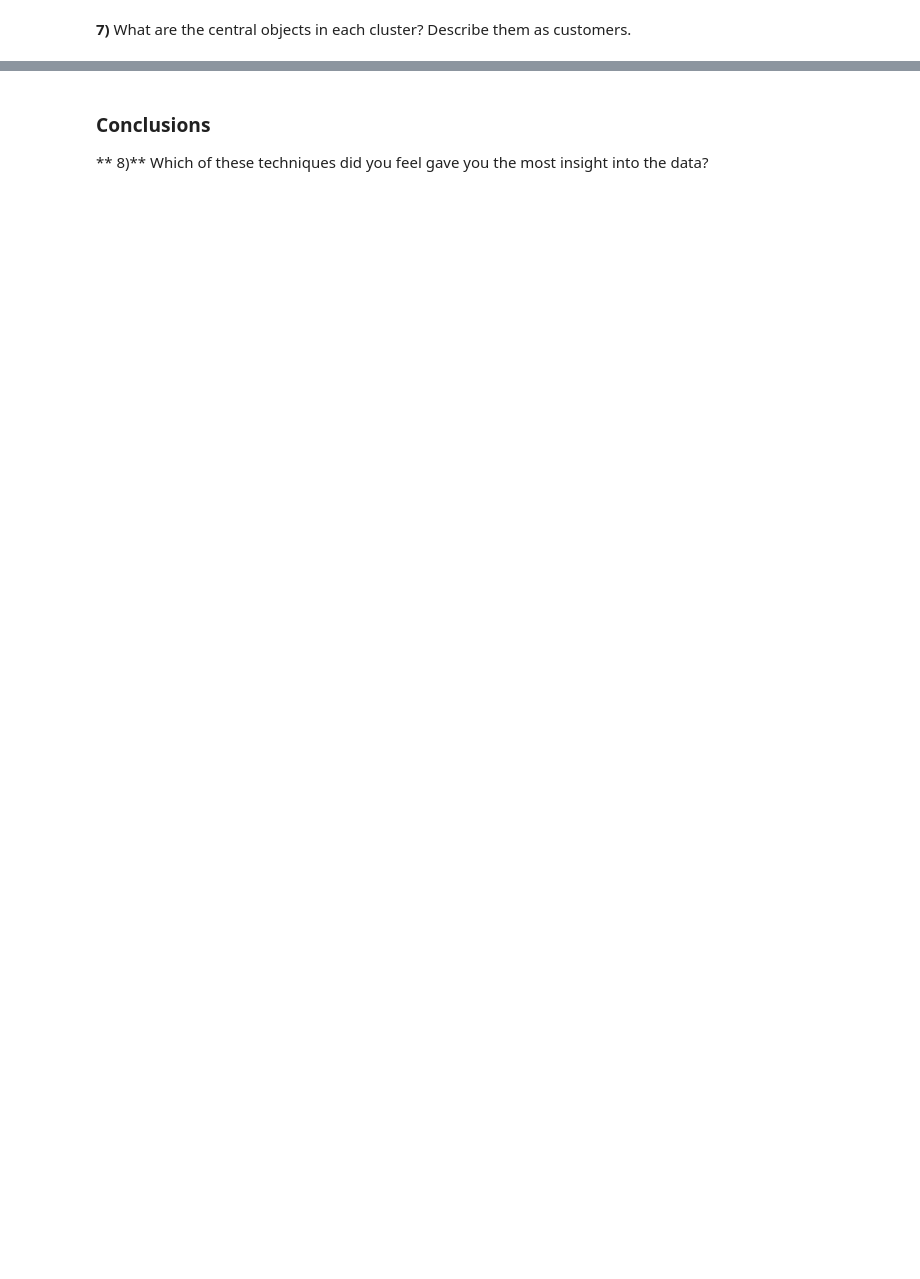
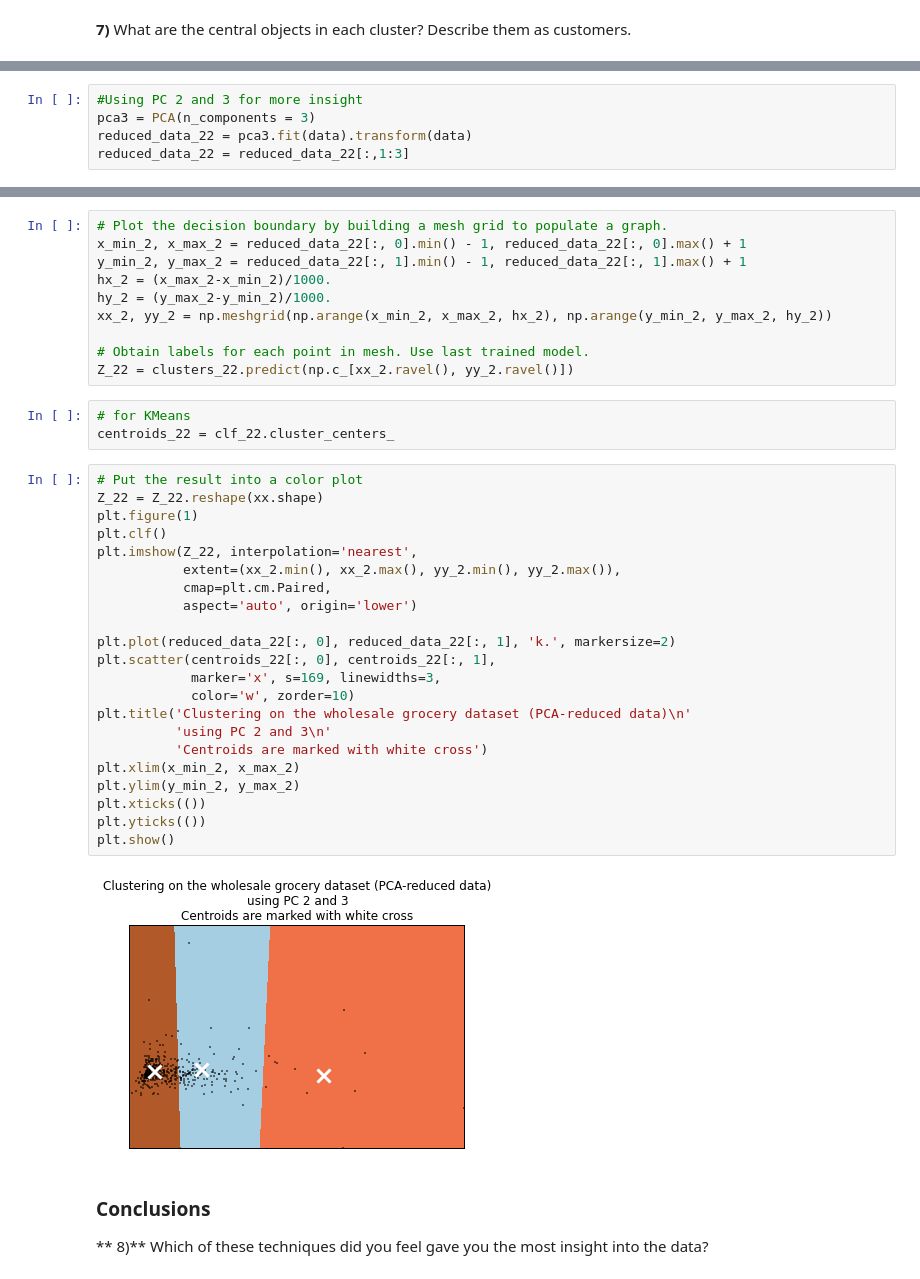
Before and after one commit to philippvogler/customer_segments, a Jupyter notebook: customer_segments.ipynb, the cells around one changed output, grey strips where cells are left out. Saved outputs shown, nothing was run; the diff lists cells and outputs as text; blank space fills up the shorter version.

```diff
--- a/customer_segments.ipynb
+++ b/customer_segments.ipynb
@@ -278,0 +479,5 @@ Answer:
+# %%
+#Using PC 2 and 3 for more insight
+pca3 = PCA(n_components = 3)
+reduced_data_22 = pca3.fit(data).transform(data)
+reduced_data_22 = reduced_data_22[:,1:3]
@@ -279,3 +499,40 @@ Answer:
+# %%
+# Plot the decision boundary by building a mesh grid to populate a graph.
+x_min_2, x_max_2 = reduced_data_22[:, 0].min() - 1, reduced_data_22[:, 0].max() + 1
+y_min_2, y_max_2 = reduced_data_22[:, 1].min() - 1, reduced_data_22[:, 1].max() + 1
+hx_2 = (x_max_2-x_min_2)/1000.
+hy_2 = (y_max_2-y_min_2)/1000.
+xx_2, yy_2 = np.meshgrid(np.arange(x_min_2, x_max_2, hx_2), np.arange(y_min_2, y_max_2, hy_2))
+
+# Obtain labels for each point in mesh. Use last trained model.
+Z_22 = clusters_22.predict(np.c_[xx_2.ravel(), yy_2.ravel()])
+# %%
+# for KMeans
+centroids_22 = clf_22.cluster_centers_
+# %%
+# Put the result into a color plot
+Z_22 = Z_22.reshape(xx.shape)
+plt.figure(1)
+plt.clf()
+plt.imshow(Z_22, interpolation='nearest',
+           extent=(xx_2.min(), xx_2.max(), yy_2.min(), yy_2.max()),
+           cmap=plt.cm.Paired,
+           aspect='auto', origin='lower')
+
+plt.plot(reduced_data_22[:, 0], reduced_data_22[:, 1], 'k.', markersize=2)
+plt.scatter(centroids_22[:, 0], centroids_22[:, 1],
+            marker='x', s=169, linewidths=3,
+            color='w', zorder=10)
+plt.title('Clustering on the wholesale grocery dataset (PCA-reduced data)\n'
+          'using PC 2 and 3\n'
+          'Centroids are marked with white cross')
+plt.xlim(x_min_2, x_max_2)
+plt.ylim(y_min_2, y_max_2)
+plt.xticks(())
+plt.yticks(())
+plt.show()
+# %% [output]
+[figure, added]
 # %% [markdown]
 ### Conclusions
 
```
Also changed, not shown: parts of 28 cells of this notebook, 1 other file.
